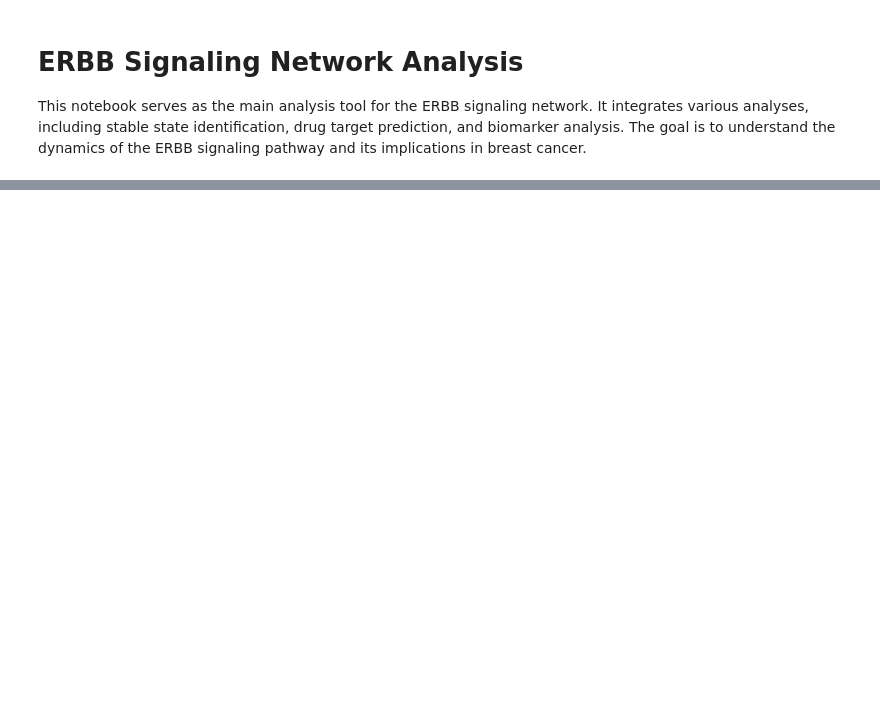
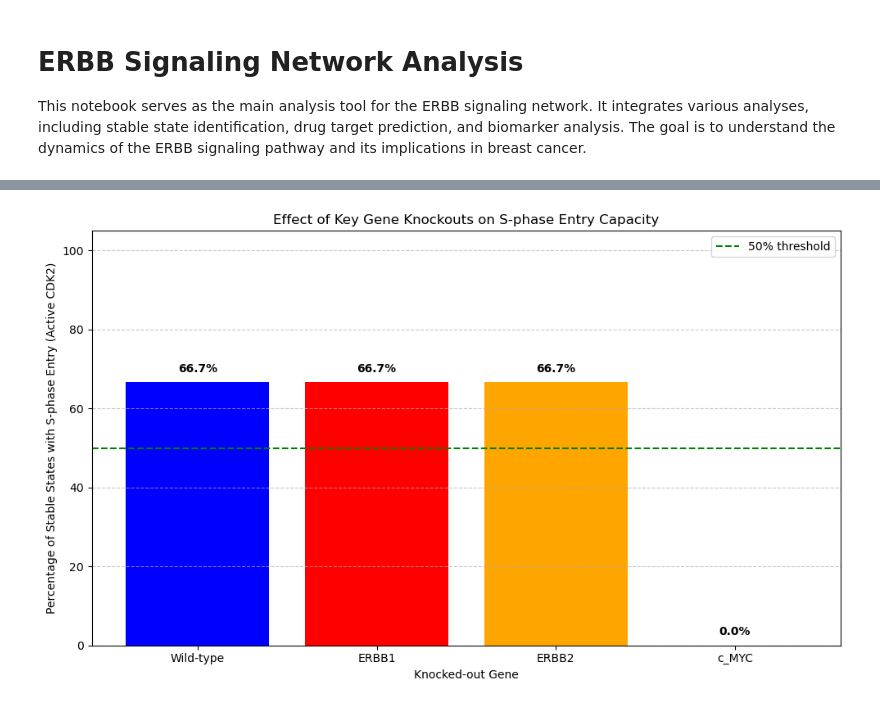
Before and after one commit to rauldd-sys/erbb-signaling-analysis, a Jupyter notebook: notebooks/ERBB_signaling_analysis.ipynb, the cells around one changed output, grey strips where cells are left out. Cells and saved outputs as stored; diff of their text form; code cells hidden in the pictures; blank space fills up the shorter version.

```diff
--- a/notebooks/ERBB_signaling_analysis.ipynb
+++ b/notebooks/ERBB_signaling_analysis.ipynb
@@ -130,0 +477,79 @@ Analysis complete! All results and visualizations have been saved.
+# %%
+# Focus on specific knockouts: ERBB2 (HER2), ERBB1 (EGFR), and c-MYC
+special_knockouts = ['ERBB1', 'ERBB2', 'c_MYC']
+special_ko_results = []
+
+print("\nComparing key knockouts mentioned in Sahin et al...")
+
+for gene in special_knockouts:
+    ko_model = perform_knockout(model, gene)
+    ko_states = ko_model.stable_states
+
+    # Check if we have any active CDK2, which indicates S-phase entry
+    cdk2_symbol = symbols('CDK2')
+    s_phase_states = sum(1 for state in ko_states if state.get(cdk2_symbol, False))
+    s_phase_percentage = (s_phase_states / len(ko_states) * 100) if ko_states else 0
+
+    # Calculate activity of key cell cycle regulatory genes
+    key_genes = ['CDK2', 'CDK4', 'CDK6', 'pRB', 'Cyclin_D1', 'Cyclin_E1', 'p21', 'p27']
+    gene_activities = {}
+
+    for kg in key_genes:
+        kg_symbol = symbols(kg)
+        active_states = sum(1 for state in ko_states if state.get(kg_symbol, False))
+        gene_activities[kg] = (active_states / len(ko_states) * 100) if ko_states else 0
+
+    result = {
+        'knockout': gene,
+        'stable_states': len(ko_states),
+        's_phase_entry_percent': s_phase_percentage,
+        **gene_activities
+    }
+    special_ko_results.append(result)
+
+# Add wild-type for comparison
+wt_states = model.stable_states
+cdk2_symbol = symbols('CDK2')
+wt_s_phase_states = sum(1 for state in wt_states if state.get(cdk2_symbol, False))
+wt_s_phase_percentage = (wt_s_phase_states / len(wt_states) * 100) if wt_states else 0
+
+wt_gene_activities = {}
+for kg in key_genes:
+    kg_symbol = symbols(kg)
+    active_states = sum(1 for state in wt_states if state.get(kg_symbol, False))
+    wt_gene_activities[kg] = (active_states / len(wt_states) * 100) if wt_states else 0
+
+wt_result = {
+    'knockout': 'Wild-type',
+    'stable_states': len(wt_states),
+    's_phase_entry_percent': wt_s_phase_percentage,
+    **wt_gene_activities
+}
+special_ko_results.insert(0, wt_result)
+
+# Display results
+special_ko_df = pd.DataFrame(special_ko_results)
+display(special_ko_df)
+
+# Create a focused visualization of S-phase entry capacity
+plt.figure(figsize=(10, 6))
+bars = plt.bar(special_ko_df['knockout'], special_ko_df['s_phase_entry_percent'],
+              color=['blue', 'red', 'orange', 'purple'])
+
+# Add data labels
+for bar in bars:
+    height = bar.get_height()
+    plt.text(bar.get_x() + bar.get_width()/2., height + 2,
+             f'{height:.1f}%', ha='center', va='bottom', fontweight='bold')
+
+plt.axhline(y=50, color='green', linestyle='--', label='50% threshold')
+plt.xlabel('Knocked-out Gene')
+plt.ylabel('Percentage of Stable States with S-phase Entry (Active CDK2)')
+plt.title('Effect of Key Gene Knockouts on S-phase Entry Capacity')
+plt.ylim(0, 105)  # Set y-axis limit
+plt.legend()
+plt.grid(axis='y', linestyle='--', alpha=0.7)
+plt.tight_layout()
+save_visualization(plt.gcf(), '../results/figures/s_phase_entry_comparison.png')
+plt.show()
+# %% [output]
@@ -130,0 +563 @@ Analysis complete! All results and visualizations have been saved.
+[figure, added]
```
Also changed, not shown: parts of 10 cells of this notebook, 12 other files.
